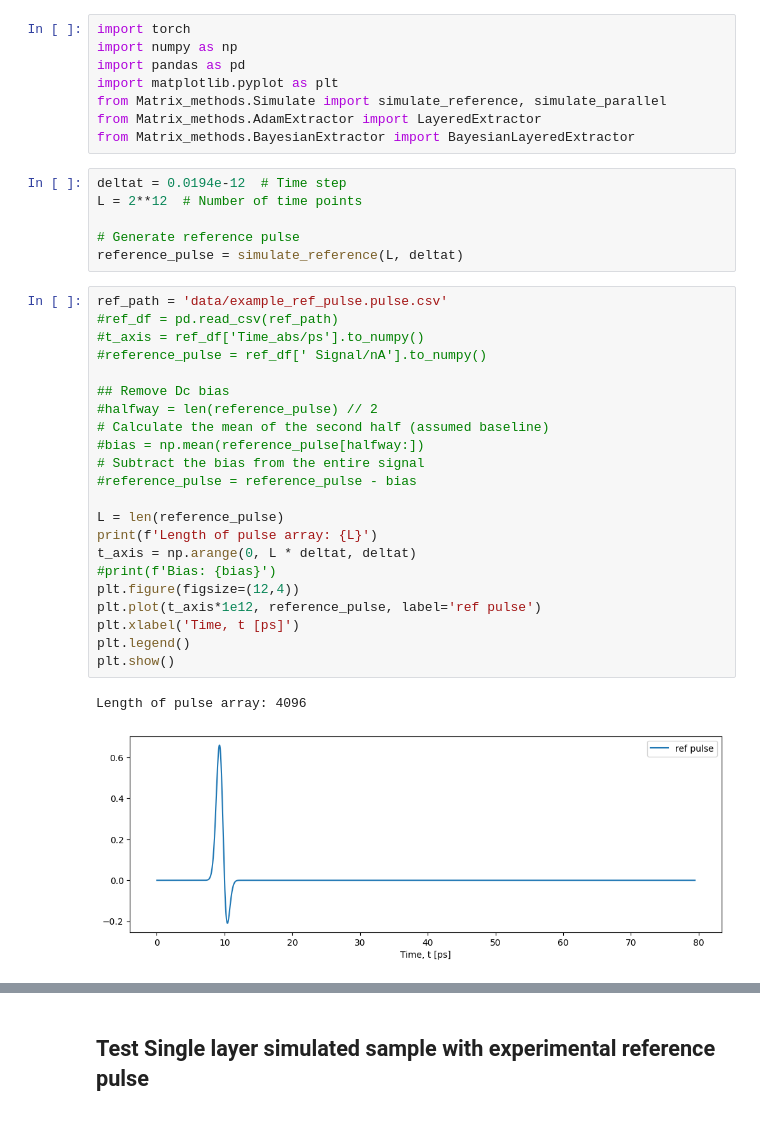
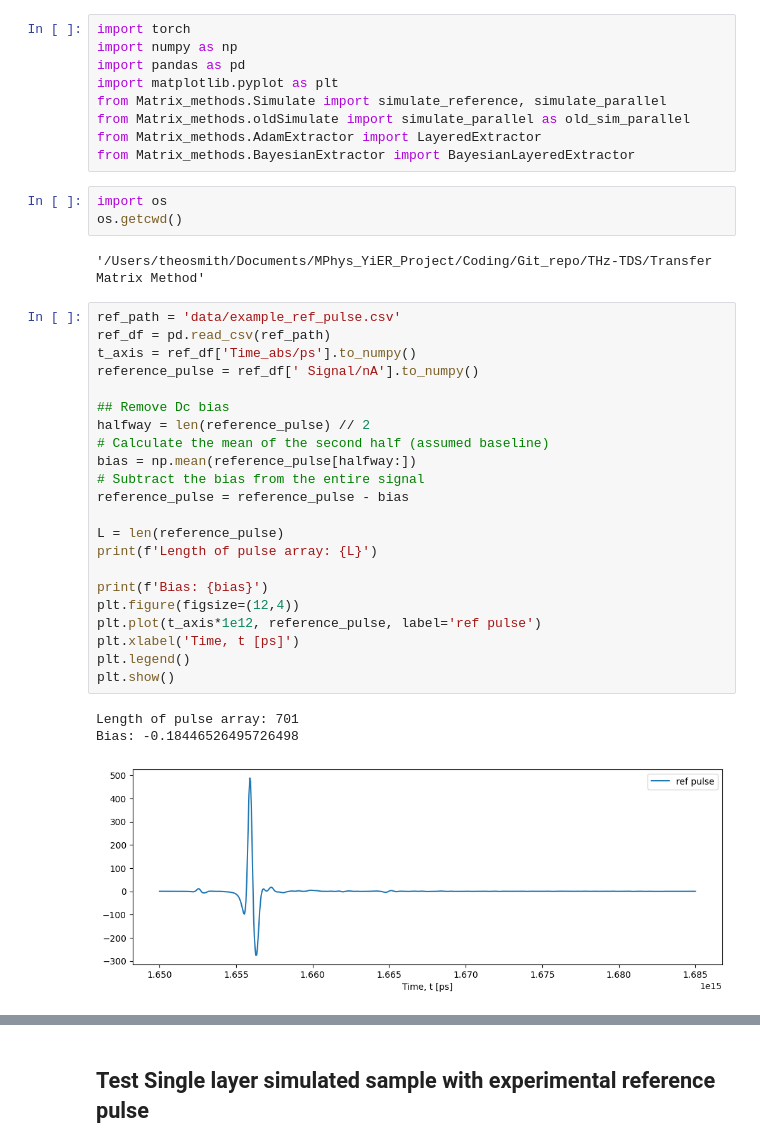
Before and after one commit to tls54/THz-TDS, a Jupyter notebook: Transfer Matrix Method/Experimental_reference.ipynb, the cells around one changed output, grey strips where cells are left out. Drawn from its saved outputs; the diff is of its cells as text.

```diff
--- a/Transfer Matrix Method/Experimental_reference.ipynb
+++ b/Transfer Matrix Method/Experimental_reference.ipynb
@@ -4,39 +4,40 @@ import numpy as np
 import pandas as pd
 import matplotlib.pyplot as plt
 from Matrix_methods.Simulate import simulate_reference, simulate_parallel
+from Matrix_methods.oldSimulate import simulate_parallel as old_sim_parallel
 from Matrix_methods.AdamExtractor import LayeredExtractor
 from Matrix_methods.BayesianExtractor import BayesianLayeredExtractor
-# %%
-deltat = 0.0194e-12  # Time step
-L = 2**12  # Number of time points
-
-# Generate reference pulse
-reference_pulse = simulate_reference(L, deltat)
+# %%
+import os
+os.getcwd()
+# %% [output]
+'/Users/theosmith/Documents/MPhys_YiER_Project/Coding/Git_repo/THz-TDS/Transfer Matrix Method'
 # %%
-ref_path = 'data/example_ref_pulse.pulse.csv'
-#ref_df = pd.read_csv(ref_path)
-#t_axis = ref_df['Time_abs/ps'].to_numpy()
-#reference_pulse = ref_df[' Signal/nA'].to_numpy()
+ref_path = 'data/example_ref_pulse.csv'
+ref_df = pd.read_csv(ref_path)
+t_axis = ref_df['Time_abs/ps'].to_numpy()
+reference_pulse = ref_df[' Signal/nA'].to_numpy()
 
 ## Remove Dc bias
-#halfway = len(reference_pulse) // 2
+halfway = len(reference_pulse) // 2
 # Calculate the mean of the second half (assumed baseline)
-#bias = np.mean(reference_pulse[halfway:])
+bias = np.mean(reference_pulse[halfway:])
 # Subtract the bias from the entire signal
-#reference_pulse = reference_pulse - bias
+reference_pulse = reference_pulse - bias
 
 L = len(reference_pulse)
 print(f'Length of pulse array: {L}')
-t_axis = np.arange(0, L * deltat, deltat)
-#print(f'Bias: {bias}')
+
+print(f'Bias: {bias}')
 plt.figure(figsize=(12,4))
 plt.plot(t_axis*1e12, reference_pulse, label='ref pulse')
 plt.xlabel('Time, t [ps]')
 plt.legend()
 plt.show()
 # %% [output]
-Length of pulse array: 4096
+Length of pulse array: 701
+Bias: -0.18446526495726498
-[figure, old version]
+[figure, new version]
 # %%
 ## Check time steps are consistent in t_axis
 
```
Also changed, not shown: parts of 7 cells of this notebook, 2 other files.
